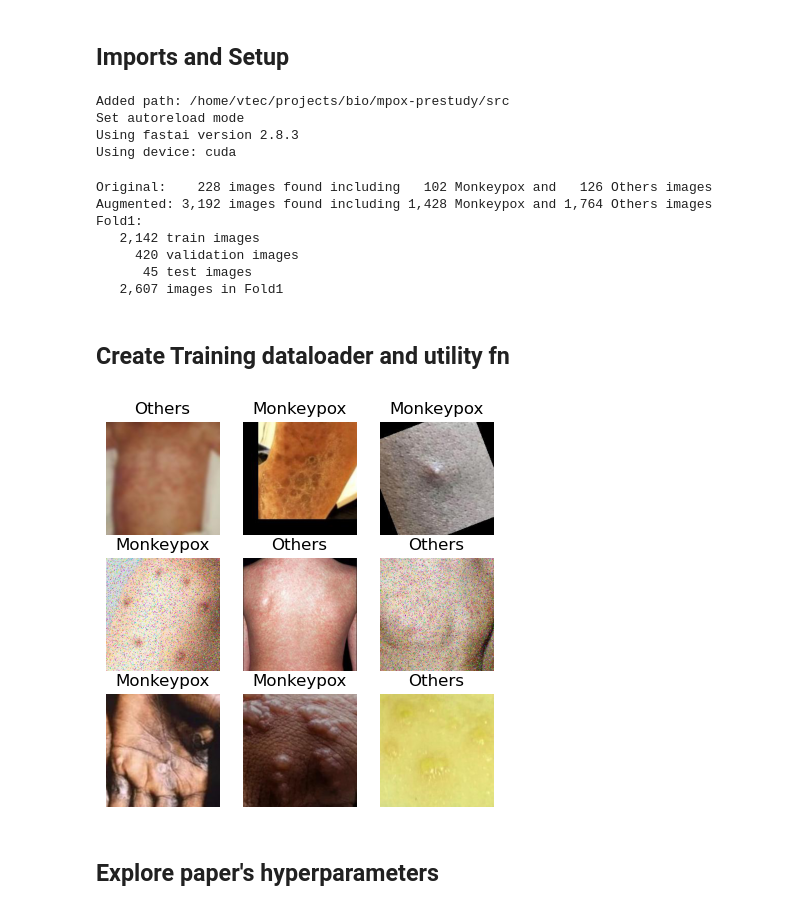
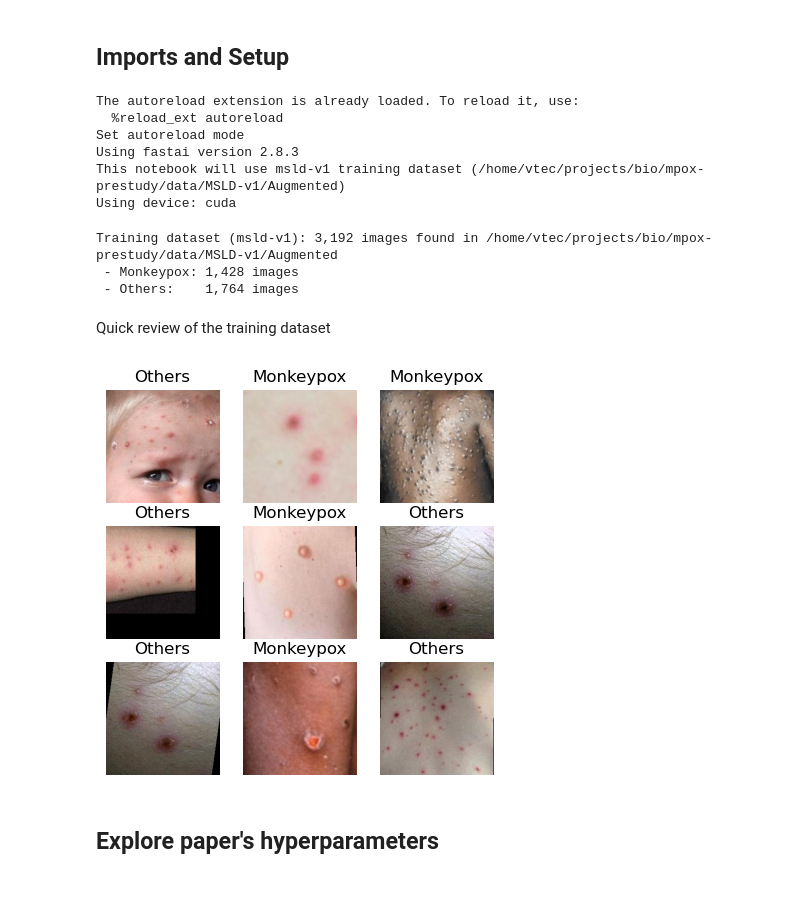
Before and after one commit to vtecftwy/mpox-prestudy, a Jupyter notebook: nbs/1_01_resnet-msld.ipynb, the cells around one changed output. Cells and saved outputs as stored; diff of their text form; code cells hidden in the pictures.

```diff
--- a/nbs/1_01_resnet-msld.ipynb
+++ b/nbs/1_01_resnet-msld.ipynb
@@ -17,6 +17,9 @@ Will fine tune a CNN model:
 # %% [markdown]
 ## Imports and Setup
 # %%
+from eccore.ipython import nb_setup
+nb_setup()
+
 import matplotlib.pyplot as plt
 import re
 import torch
@@ -26,61 +29,32 @@ from pprint import pprint
 from uuid import uuid4
 from IPython.display import Markdown, display
 
-from eccore.ipython import nb_setup
-nb_setup()
 
+from fastai import __version__ as fastai_version
 from fastai.vision.all import *
 from fastai.callback.all import ShowGraphCallback
-# from torchvision.models import resnet18, ResNet18_Weights
-from fastai import __version__ as fastai_version
 from pathlib import Path
 from utils import run_experiment, create_image_features, plot_features, parse_saved_fnames, ROOT, DATASETS
 from utils import validate_models, plot_training_and_validation_metrics, model_weight_files
 
 print(f"Using fastai version {fastai_version}")
+saved = ROOT / "saved"
+data = ROOT / "data"
 
-root = Path(str(Path().resolve()).replace('/nbs',''))
-assert root.is_dir(), f"Root path {root} is not a directory."
-
-saved = root / "saved"
-assert saved.is_dir()
-data = root / "data"
-assert data.is_dir()
-msld = data / "MSLD-v1"
-assert msld.is_dir()
+train_ds = "msld-v1"
+p2train_ds = DATASETS[train_ds]['path']
+assert p2train_ds.is_dir(), f"Training dataset path {p2train_ds} is not a directory."
+print(f"This notebook will use {train_ds} training dataset ({p2train_ds})")
 
 device = 'cuda' if torch.cuda.is_available() else 'cpu'
 print(f"Using device: {device}")
+
+# styles = plt.style.available
+plt.style.use('default')
 # %% [output]
-Added path: /home/vtec/projects/bio/mpox-prestudy/src
+The autoreload extension is already loaded. To reload it, use:
+  %reload_ext autoreload
 Set autoreload mode
 Using fastai version 2.8.3
+This notebook will use msld-v1 training dataset (/home/vtec/projects/bio/mpox-prestudy/data/MSLD-v1/Augmented)
 Using device: cuda
-# %%
-files_original = get_image_files(msld/'Original')
-files_original_mpox = get_image_files(msld/'Original/Monkeypox')
-files_original_others = get_image_files(msld/'Original/Others')
-print(f"Original:  {len(files_original):5,d} images found including {len(files_original_mpox):5,d} Monkeypox and {len(files_original_others):5,d} Others images")
-files_augmented = get_image_files(msld/'Augmented')
-files_augmented_mpox = get_image_files(msld/'Augmented/Monkeypox')
-files_augmented_others = get_image_files(msld/'Augmented/Others')
-print(f"Augmented: {len(files_augmented):5,d} images found including {len(files_augmented_mpox):5,d} Monkeypox and {len(files_augmented_others):5,d} Others images")
-
-print('Fold1:')
-files_train = get_image_files(msld/'Fold1/Train')
-print(f"   {len(files_train):5,d} train images")
-files_val = get_image_files(msld/'Fold1/Val')
-print(f"   {len(files_val):5,d} validation images")
-files_test = get_image_files(msld/'Fold1/Test')
-print(f"   {len(files_test):5,d} test images")
-print(f"   {len(files_train) + len(files_val) + len(files_test):5,d} images in Fold1")
-# %% [output]
-Original:    228 images found including   102 Monkeypox and   126 Others images
-Augmented: 3,192 images found including 1,428 Monkeypox and 1,764 Others images
-Fold1:
-   2,142 train images
-     420 validation images
-      45 test images
-   2,607 images in Fold1
-# %% [markdown]
-## Create Training dataloader and utility fn
@@ -89,12 +61,24 @@ Fold1:
+# %%
+imgs_train_ds = get_image_files(p2train_ds)
+imgs_mpox = get_image_files(p2train_ds / "Monkeypox")
+imgs_others = get_image_files(p2train_ds / "Others")
+print(f"Training dataset ({train_ds}): {len(imgs_train_ds):,} images found in {p2train_ds}")
+print(f" - Monkeypox: {len(imgs_mpox):,} images")
+print(f" - Others:    {len(imgs_others):,} images")
+# %% [output]
+Training dataset (msld-v1): 3,192 images found in /home/vtec/projects/bio/mpox-prestudy/data/MSLD-v1/Augmented
+ - Monkeypox: 1,428 images
+ - Others:    1,764 images
+# %% [markdown]
+Quick review of the training dataset
 # %%
 dls = ImageDataLoaders.from_folder(
-    path=msld/'Augmented',
+    path=p2train_ds,
     valid_pct=0.2,
     item_tfms=Resize(224),
     bs=32
 )
-plt.style.use('default')
 dls.show_batch(max_n=9, figsize=(5,5), show=True)
 # %% [output]
-[figure, old version]
+[figure, new version]
 # %%
```
Also changed, not shown: parts of 3 cells of this notebook, 1 other file.
